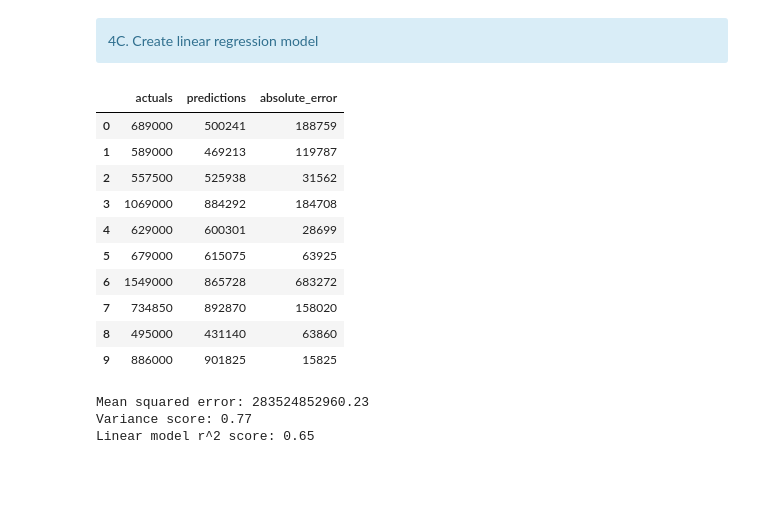
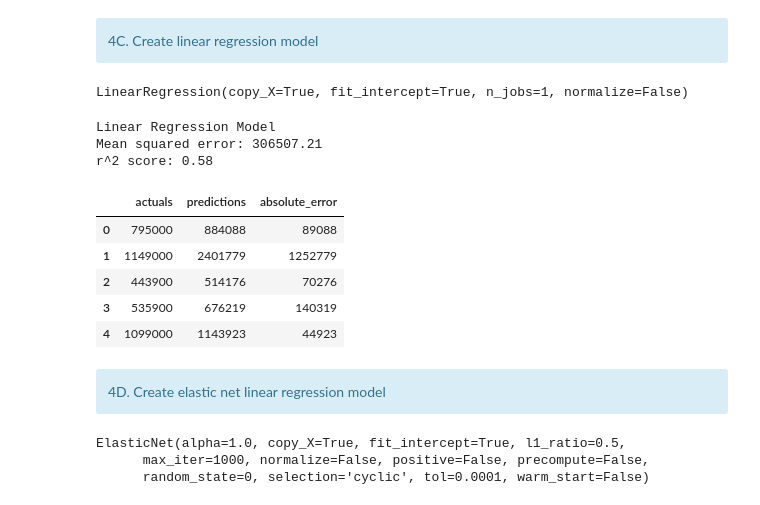
Before and after one commit to stevengarloklee/ckme136-toronto-housing-project, a Jupyter notebook: CKME136 - Capstone Project - Toronto Real Estate Listings - Step 4 - Predictions.ipynb, the cells around one changed output. Cells and saved outputs as stored; diff of their text form; code cells hidden in the pictures; blank space fills up the shorter version.

```diff
--- a/CKME136 - Capstone Project - Toronto Real Estate Listings - Step 4 - Predictions.ipynb
+++ b/CKME136 - Capstone Project - Toronto Real Estate Listings - Step 4 - Predictions.ipynb
@@ -61,6 +61,16 @@ feature_list = list(features.columns)
 features = np.array(features)
 
 train_features, test_features, train_labels, test_labels = train_test_split(features, labels, test_size = 0.25)
+# %%
+# function to show x predictions and actuals
+def sample_labels_vs_predictions(model_predictions, test_labels, number_of_predictions):
+    predictions_show = np.array((model_predictions)[0:number_of_predictions]).astype(int)
+    actuals_show = np.array((test_labels)[0:number_of_predictions]).astype(int)
+    # Calculate absolute error
+    model_compare = pd.DataFrame({'predictions': predictions_show, 'actuals': actuals_show})
+    model_compare['absolute_error'] = abs(model_compare.predictions - model_compare.actuals)
+
+    return model_compare.head(number_of_predictions)
 # %% [markdown]
 <div class="alert alert-block alert-info">
 4C. Create linear regression model
@@ -71,42 +77,34 @@ y = df_all_features_dataset['listing_price_int']
 # %%
 # Train model
 lm = linear_model.LinearRegression()
-model = lm.fit(train_features, train_labels)
+lm.fit(train_features, train_labels)
+# %% [output]
+LinearRegression(copy_X=True, fit_intercept=True, n_jobs=1, normalize=False)
-# %%
-# Make some predictions
-lm_predictions = model.predict(test_features)
-
-number_of_predictions = 10
-
-predictions_show = np.array((lm_predictions)[0:number_of_predictions]).astype(int)
-
-actuals_show = np.array((test_labels)[0:number_of_predictions]).astype(int)
-
-linear_model_compare = pd.DataFrame({'predictions': predictions_show, 'actuals': actuals_show})
-
-linear_model_compare['absolute_error'] = abs(linear_model_compare.predictions - linear_model_compare.actuals)
-
-linear_model_compare.head(number_of_predictions)
-# %% [output]
-|  | actuals | predictions | absolute_error |
-| 0 | 689000 | 500241 | 188759 |
-| 1 | 589000 | 469213 | 119787 |
-| 2 | 557500 | 525938 | 31562 |
-| 3 | 1069000 | 884292 | 184708 |
-| 4 | 629000 | 600301 | 28699 |
-| 5 | 679000 | 615075 | 63925 |
-| 6 | 1549000 | 865728 | 683272 |
-| 7 | 734850 | 892870 | 158020 |
-| 8 | 495000 | 431140 | 63860 |
-| 9 | 886000 | 901825 | 15825 |
+# %%
+# Predictions on test_features
+lm_predictions = lm.predict(test_features)
 # %%
-print("Mean squared error: %.2f"
-      % mean_squared_error(test_labels, lm_predictions))
-# Explained variance score: 1 is perfect prediction
-print('Variance score: %.2f' % r2_score(test_labels, lm_predictions))
-
-print ('Linear model r^2 score: %.2f' % lm.score(train_features, train_labels))
+print ("Linear Regression Model")
+print("Mean squared error: %.2f" % mean_absolute_error(test_labels, lm_predictions))
+print ('r^2 score: %.2f' % r2_score(test_labels, lm_predictions))
+sample_labels_vs_predictions(lm_predictions, test_labels, 5)
 # %% [output]
-Mean squared error: 283524852960.23
-Variance score: 0.77
-Linear model r^2 score: 0.65
+Linear Regression Model
+Mean squared error: 306507.21
+r^2 score: 0.58
+|  | actuals | predictions | absolute_error |
+| 0 | 795000 | 884088 | 89088 |
+| 1 | 1149000 | 2401779 | 1252779 |
+| 2 | 443900 | 514176 | 70276 |
+| 3 | 535900 | 676219 | 140319 |
+| 4 | 1099000 | 1143923 | 44923 |
+# %% [markdown]
+<div class="alert alert-block alert-info">
+4D. Create elastic net linear regression model
+# %%
+en = ElasticNet(random_state=0)
+en.fit(train_features, train_labels)
+# %% [output]
+ElasticNet(alpha=1.0, copy_X=True, fit_intercept=True, l1_ratio=0.5,
+      max_iter=1000, normalize=False, positive=False, precompute=False,
+      random_state=0, selection='cyclic', tol=0.0001, warm_start=False)
```
Also changed, not shown: parts of 18 cells of this notebook, 1 other file.
